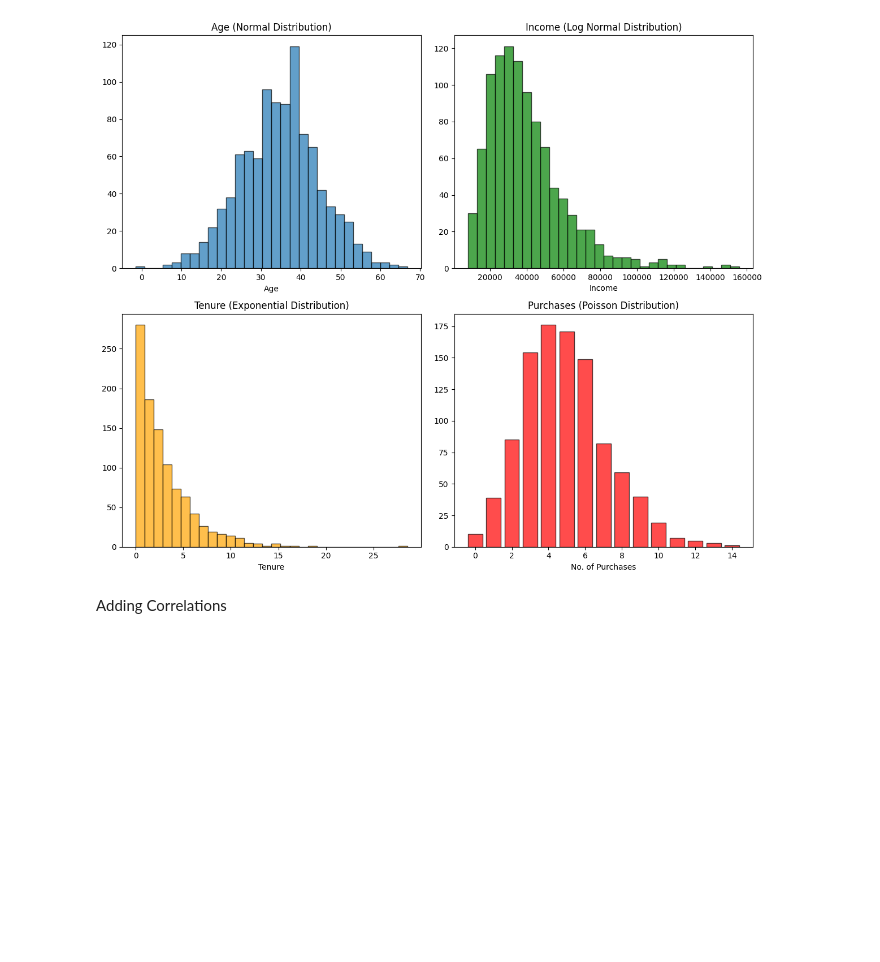
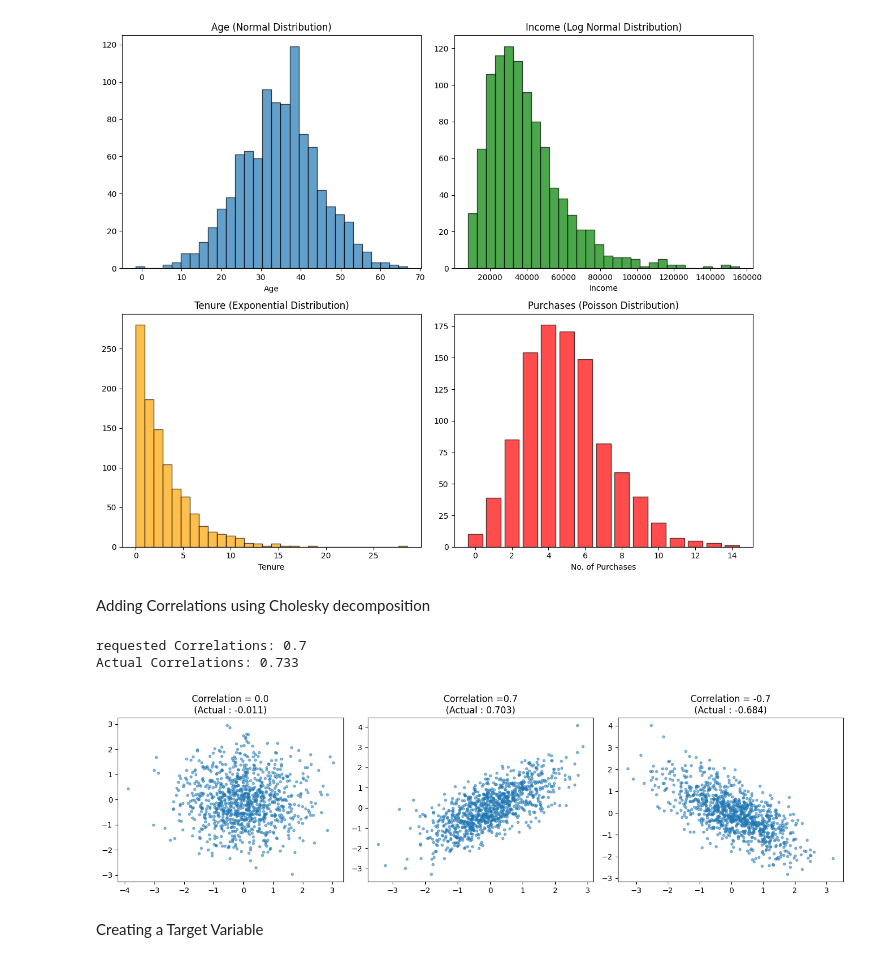
Before and after one commit to aryan2107-cloud/100-Day-ML-Challenge-, a Jupyter notebook: Day01(SyntheticData).ipynb, the cells around one changed output. Saved outputs shown, nothing was run; the diff lists cells and outputs as text; code cells hidden in the pictures; blank space fills up the shorter version.

```diff
--- a/Day01(SyntheticData).ipynb
+++ b/Day01(SyntheticData).ipynb
@@ -177,4 +215,58 @@ Poisson: Counts of rare events (website visits, defects)
 
 """
 # %% [markdown]
-Adding Correlations
+Adding Correlations using Cholesky decomposition
+# %%
+from scipy import stats
+from scipy.linalg import cholesky
+
+def generate_correlated_features(n_samples, correlation, seed=42):
+  #define the correlation matrix
+  corr_matrix = np.array([
+      [1.0, correlation],
+      [correlation, 1.0]
+  ])
+
+  #define cholesky decomposition
+  #This finds matrix L where L @ L.T = corr_matrix
+
+  L = cholesky(corr_matrix, lower=True)
+  independent = rng.standard_normal((n_samples, 2))
+  correlated = independent @ L.T
+
+  return correlated[:, 0], correlated[:, 1]
+
+# Generate with correlation
+x, y = generate_correlated_features(1000, correlation=0.7)
+
+print(f"requested Correlations: 0.7")
+print(f"Actual Correlations: {np.corrcoef(x, y)[0, 1]:.3f}")
+# %% [output]
+requested Correlations: 0.7
+Actual Correlations: 0.733
+# %%
+#Visualizing it
+
+fig, axes = plt.subplots(1, 3, figsize=(14, 4))
+
+#No Correlation
+x1,y1 = generate_correlated_features(1000, correlation=0.0)
+axes[0].scatter(x1, y1, alpha=0.5, s=10)
+axes[0].set_title(f'Correlation = 0.0\n(Actual : {np.corrcoef(x1, y1)[0, 1]:.3f})')
+
+#Postive Correlation
+x2, y2 = generate_correlated_features(1000, correlation=0.7)
+axes[1].scatter(x2, y2, alpha=0.5, s=10)
+axes[1].set_title(f'Correlation =0.7\n(Actual : {np.corrcoef(x2, y2)[0, 1]:.3f})')
+
+#Negative Correlation:
+x3, y3 = generate_correlated_features(1000, correlation=-0.7)
+axes[2].scatter(x3, y3, alpha=0.5, s=10)
+axes[2].set_title(f'Correlation = -0.7\n(Actual : {np.corrcoef(x3, y3)[0, 1]:.3f})')
+
+plt.tight_layout()
+plt.show()
+# %% [output]
+[figure, added]
+# %% [markdown]
+Creating a Target Variable
```
Also changed, not shown: parts of 10 cells of this notebook.
